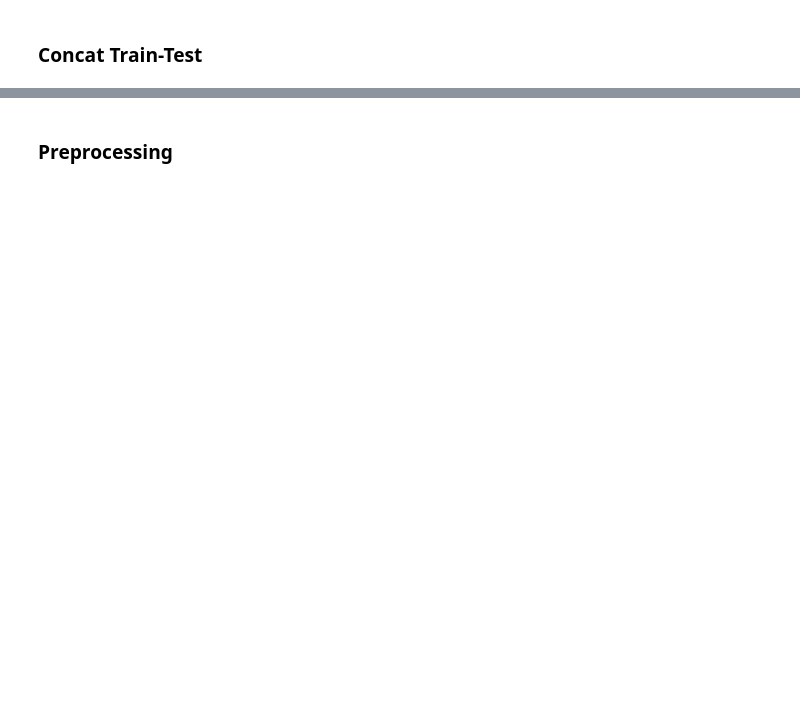
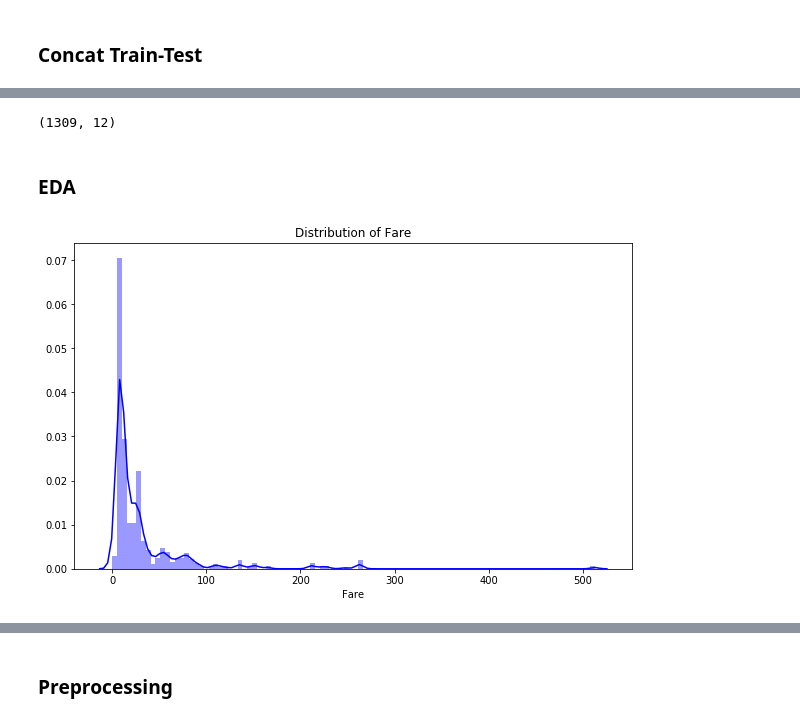
Before and after one commit to gregvidy/flask_ml_model_deployment, a Jupyter notebook: data_exploration.ipynb, the cells around one changed output, grey strips where cells are left out. Cells and saved outputs as stored; diff of their text form; code cells hidden in the pictures; blank space fills up the shorter version.

```diff
--- a/data_exploration.ipynb
+++ b/data_exploration.ipynb
@@ -30,7 +39,7 @@ test["Survived"] = -1
 # %% [markdown]
 ### Concat Train-Test
 # %%
-full_data = pd.concat([train, test], axis=1)
+full_data = pd.concat([train, test], axis=0)
 full_data.head()
 # %% [output]
 |  | PassengerId | Survived | Pclass | Name | Sex | Age | SibSp | Parch | Ticket | Fare | ... |
@@ -42,0 +51,6 @@ full_data.head()
+# %%
+full_data.shape
+# %% [output]
+(1309, 12)
+# %% [markdown]
+### EDA
@@ -42,0 +60,10 @@ full_data.head()
+# %%
+def plot_distribution(data, feature, color):
+    plt.figure(figsize=(10,6))
+    plt.title("Distribution of %s" % feature)
+    sns.distplot(data[feature].dropna(),color=color, kde=True,bins=100)
+    plt.show()
+# %%
+plot_distribution(full_data, "Fare", "blue")
+# %% [output]
+[figure, added]
```
Also changed, not shown: parts of 34 cells of this notebook.
